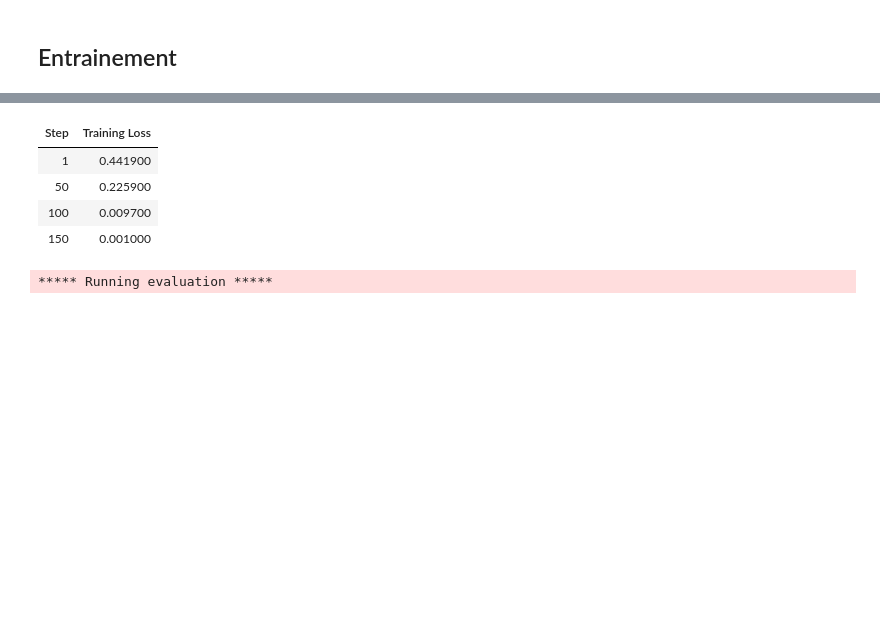
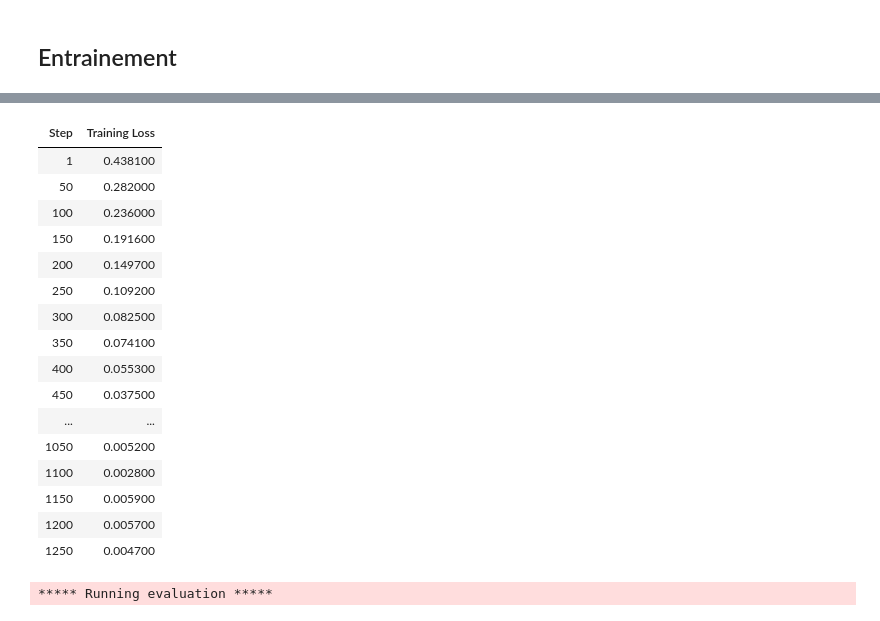
Before and after one commit to CaNaLLx/OpenClassrooms_projet_9, a Jupyter notebook: Notebooks/01_training_setfit.ipynb, the cells around one changed output, grey strips where cells are left out. Saved outputs shown, nothing was run; the diff lists cells and outputs as text; code cells hidden in the pictures; blank space fills up the shorter version.

```diff
--- a/Notebooks/01_training_setfit.ipynb
+++ b/Notebooks/01_training_setfit.ipynb
@@ -361,7 +354,7 @@ df_val_SETFIT["tweet_net"] = df_val_SETFIT["tweet"].apply(clean_tweet_SETFIT)
 df_test_SETFIT["tweet_net"] = df_test_SETFIT["tweet"].apply(clean_tweet_SETFIT)
 
 # --- Échantillonnage few-shot : N exemples par classe ---
-N_PER_CLASS = 64
+N_PER_CLASS = 512
 
 df_fewshot = (
     df_train_SETFIT
@@ -371,8 +364,14 @@ df_fewshot = (
 )
 df_fewshot["tweet_net"] = df_fewshot["tweet"].apply(clean_tweet_SETFIT)
 
-# Sous-échantillon de validation (SetFit n'a pas besoin de 25k pour valider)
-df_val_small = df_val_SETFIT.sample(n=2_000, random_state=42).reset_index(drop=True)
+df_val_small = (
+    df_val_SETFIT
+    .groupby("TARGET_BINARY", group_keys=False)
+    .sample(n=1_000, random_state=42)
+    .reset_index(drop=True)
+)
+
+print(df_val_small["TARGET_BINARY"].value_counts())
 
 print(f"Train few-shot : {len(df_fewshot)} exemples "
       f"({N_PER_CLASS} par classe)")
@@ -395,10 +398,10 @@ Test           : 50000
 # %% [markdown]
 ## Entrainement
 # %%
-from setfit import SetFitModel, Trainer, TrainingArguments
+"""rom setfit import SetFitModel, Trainer, TrainingArguments
 import time
 
-MODEL_NAME = "sentence-transformers/paraphrase-mpnet-base-v2"
+MODEL_NAME = "sentence-transformers/all-MiniLM-L6-v2"
 
 model_setfit = SetFitModel.from_pretrained(
     MODEL_NAME,
@@ -407,8 +410,11 @@ model_setfit = SetFitModel.from_pretrained(
 
 args = TrainingArguments(
     batch_size=16,
-    num_epochs=1,              # epochs du corps (contrastif)
-    num_iterations=20,         # paires générées par exemple
+    num_epochs=(2, 16),
+    num_iterations=20,
+    body_learning_rate=2e-5,
+    head_learning_rate=1e-2,
+    max_length=64,
     seed=42,
     report_to="none",
 )
@@ -426,5 +432,46 @@ trainer.train()
 print(f"Entraînement terminé en {time.time() - t0:.0f}s")
 
 metrics = trainer.evaluate()
-print(metrics)
+print(metrics)"""
+from setfit import SetFitModel, Trainer, TrainingArguments
+from sklearn.metrics import accuracy_score, f1_score
+import numpy as np
+import time
+
+MODEL_NAME = "sentence-transformers/paraphrase-mpnet-base-v2"
+
+model_setfit = SetFitModel.from_pretrained(
+    MODEL_NAME,
+    labels=["négatif", "positif"]
+)
+
+def compute_metrics(y_pred, y_true):
+    y_pred = np.asarray(y_pred)
+    y_true = np.asarray(y_true)
+
+    return {
+        "accuracy": accuracy_score(y_true, y_pred),
+        "f1_macro": f1_score(y_true, y_pred, average="macro")
+    }
+
+args = TrainingArguments(
+    output_dir=str(ROOT / "Models" / "checkpoints_setfit"),
+    batch_size=(16, 16),
+    num_epochs=(1, 8),
+    num_iterations=10,
+    body_learning_rate=2e-5,
+    head_learning_rate=1e-2,
+    max_length=64,
+    seed=42,
+    report_to="none",
+    save_strategy="no"
+)
+
+trainer = Trainer(
+    model=model_setfit,
+    args=args,
+    train_dataset=train_ds,
+    eval_dataset=val_ds,
+    metric=compute_metrics
+)
 # %% [output]
@@ -440,6 +484,18 @@ model_head.pkl not found on HuggingFace Hub, initialising classification head wi
 | Step | Training Loss |
-| 1 | 0.441900 |
-| 50 | 0.225900 |
-| 100 | 0.009700 |
-| 150 | 0.001000 |
+| 1 | 0.438100 |
+| 50 | 0.282000 |
+| 100 | 0.236000 |
+| 150 | 0.191600 |
+| 200 | 0.149700 |
+| 250 | 0.109200 |
+| 300 | 0.082500 |
+| 350 | 0.074100 |
+| 400 | 0.055300 |
+| 450 | 0.037500 |
+| ... | ... |
+| 1050 | 0.005200 |
+| 1100 | 0.002800 |
+| 1150 | 0.005900 |
+| 1200 | 0.005700 |
+| 1250 | 0.004700 |
 ***** Running evaluation *****
```
Also changed, not shown: parts of 29 cells of this notebook, 8 other files.
